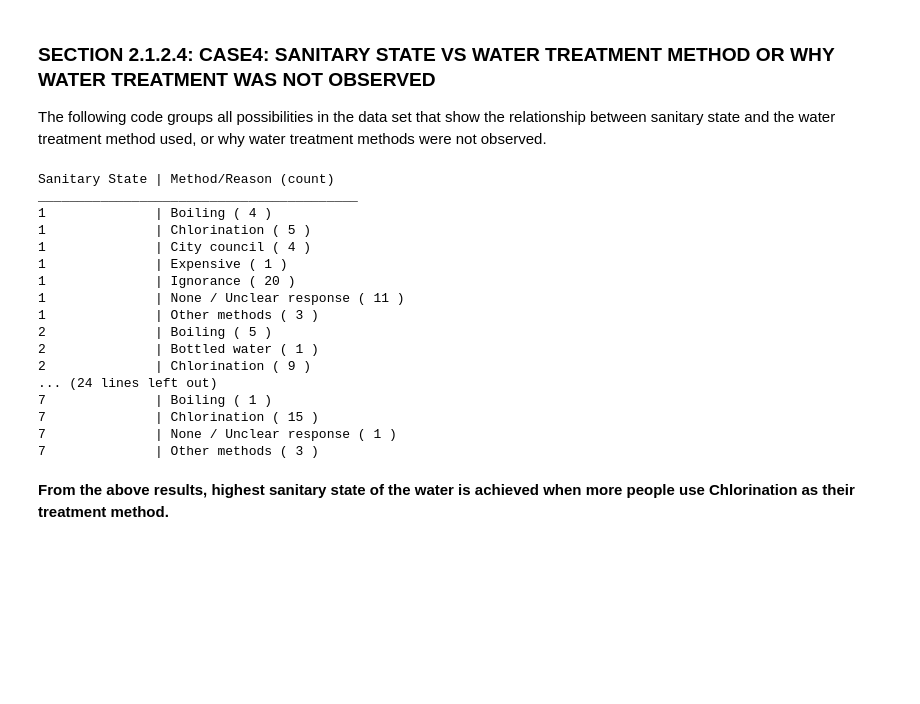
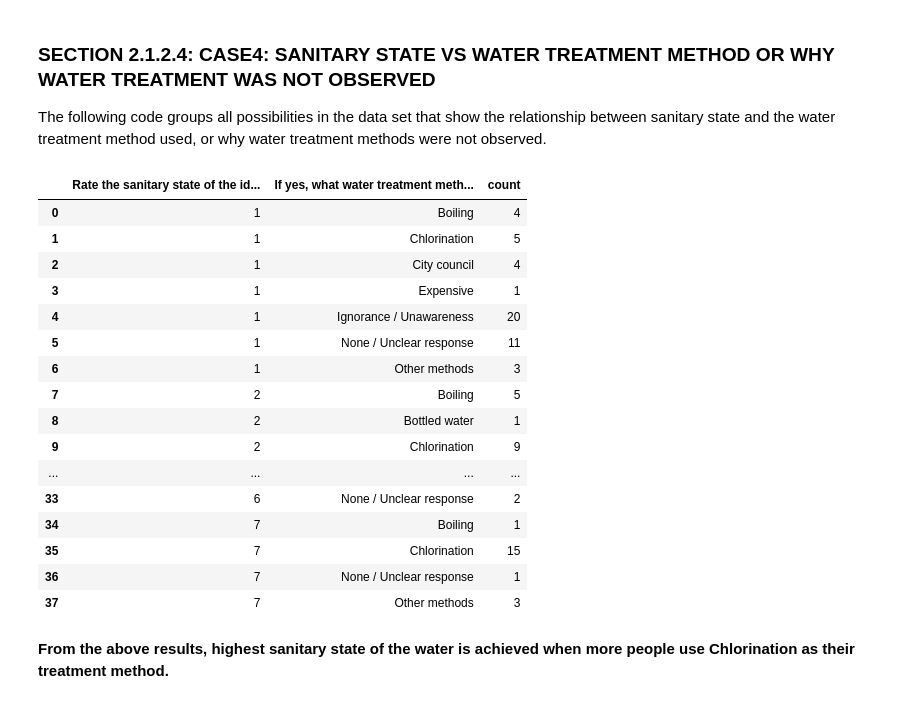
Before and after one commit to ruslanmasinjila/-CHOLERA-HYPER-SURVEILLANCE, a Jupyter notebook: cholera_hyper_surveillance.ipynb, the cells around one changed output. Cells and saved outputs as stored; diff of their text form; code cells hidden in the pictures; blank space fills up the shorter version.

```diff
--- a/cholera_hyper_surveillance.ipynb
+++ b/cholera_hyper_surveillance.ipynb
@@ -487,33 +458,25 @@ The following code groups all possibilities in the data set that show the relati
 # %%
 rate_method_reason = pd.DataFrame()
 rate_method_reason = sanitation_data[["Rate the sanitary state of the identified feature","If yes, what water treatment method is used? If no, why?"]]
-r_m_r=rate_method_reason.groupby(["Rate the sanitary state of the identified feature","If yes, what water treatment method is used? If no, why?"]).size().reset_index().rename(columns={0:'count'})
-lst_sanitary_state=r_m_r["Rate the sanitary state of the identified feature"].to_list()
-lst_method_reason = r_m_r["If yes, what water treatment method is used? If no, why?"].to_list()
-lst_count= r_m_r["count"].to_list()
-
-print("Sanitary State | Method/Reason (count)")
-print("_________________________________________")
-for i in range(len(lst_sanitary_state)):
-  print(lst_sanitary_state[i],"             |",lst_method_reason[i], "(",lst_count[i],")")
+rate_method_reason.groupby(["Rate the sanitary state of the identified feature","If yes, what water treatment method is used? If no, why?"]).size().reset_index().rename(columns={0:'count'})
 # %% [output]
-Sanitary State | Method/Reason (count)
-_________________________________________
-1              | Boiling ( 4 )
-1              | Chlorination ( 5 )
-1              | City council ( 4 )
-1              | Expensive ( 1 )
-1              | Ignorance ( 20 )
-1              | None / Unclear response ( 11 )
-1              | Other methods ( 3 )
-2              | Boiling ( 5 )
-2              | Bottled water ( 1 )
-2              | Chlorination ( 9 )
-... (24 lines left out)
-7              | Boiling ( 1 )
-7              | Chlorination ( 15 )
-7              | None / Unclear response ( 1 )
-7              | Other methods ( 3 )
+|  | Rate the sanitary state of the id... | If yes, what water treatment meth... | count |
+| 0 | 1 | Boiling | 4 |
+| 1 | 1 | Chlorination | 5 |
+| 2 | 1 | City council | 4 |
+| 3 | 1 | Expensive | 1 |
+| 4 | 1 | Ignorance / Unawareness | 20 |
+| 5 | 1 | None / Unclear response | 11 |
+| 6 | 1 | Other methods | 3 |
+| 7 | 2 | Boiling | 5 |
+| 8 | 2 | Bottled water | 1 |
+| 9 | 2 | Chlorination | 9 |
+| ... | ... | ... | ... |
+| 33 | 6 | None / Unclear response | 2 |
+| 34 | 7 | Boiling | 1 |
+| 35 | 7 | Chlorination | 15 |
+| 36 | 7 | None / Unclear response | 1 |
+| 37 | 7 | Other methods | 3 |
 # %% [markdown]
 **From the above results, highest sanitary state of the water is achieved when more people use Chlorination as their treatment method.**
 # %% [markdown]
```
Also changed, not shown: parts of 14 cells of this notebook.
